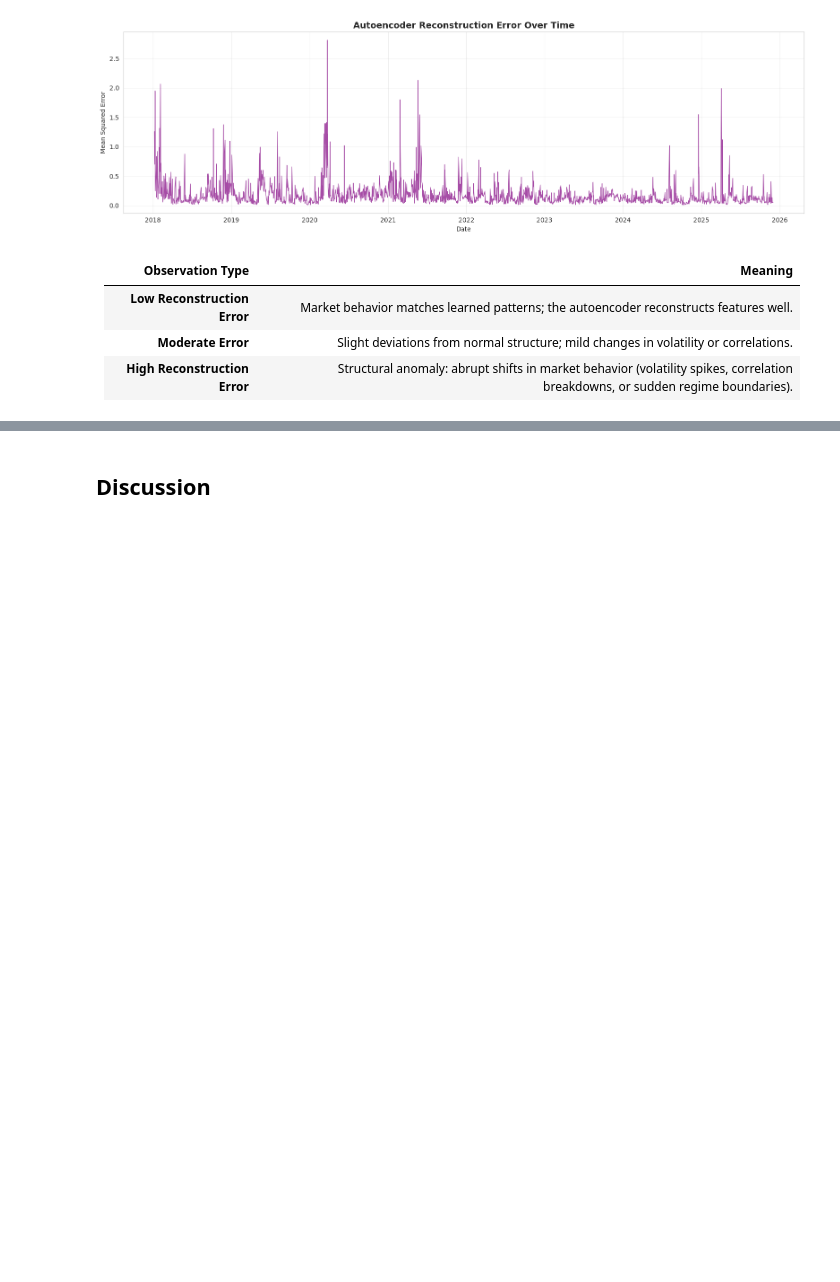
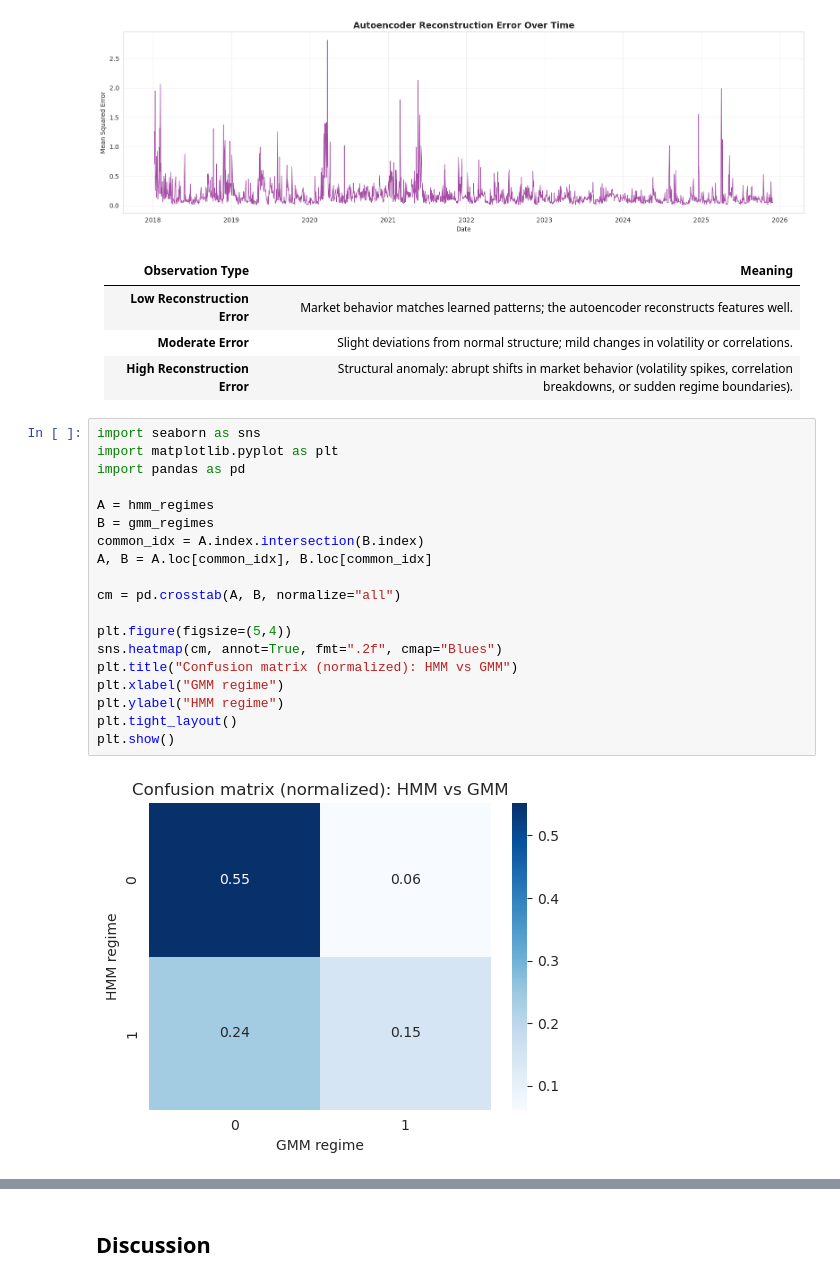
Before and after one commit to elvisbinks/risk-on-risk-off-crypto, a Jupyter notebook: notebooks/regime_analysis_clean.ipynb, the cells around one changed output, grey strips where cells are left out. Cells and saved outputs as stored; diff of their text form; blank space fills up the shorter version.

```diff
--- a/notebooks/regime_analysis_clean.ipynb
+++ b/notebooks/regime_analysis_clean.ipynb
@@ -376,3 +376,24 @@ plt.show()
 | **Low Reconstruction Error**  | Market behavior matches learned patterns; the autoencoder reconstructs features well.             |
 | **Moderate Error**            | Slight deviations from normal structure; mild changes in volatility or correlations.              |
 | **High Reconstruction Error** | Structural anomaly: abrupt shifts in market behavior (volatility spikes, correlation breakdowns, or sudden regime boundaries). |
+# %%
+import seaborn as sns
+import matplotlib.pyplot as plt
+import pandas as pd
+
+A = hmm_regimes
+B = gmm_regimes
+common_idx = A.index.intersection(B.index)
+A, B = A.loc[common_idx], B.loc[common_idx]
+
+cm = pd.crosstab(A, B, normalize="all")
+
+plt.figure(figsize=(5,4))
+sns.heatmap(cm, annot=True, fmt=".2f", cmap="Blues")
+plt.title("Confusion matrix (normalized): HMM vs GMM")
+plt.xlabel("GMM regime")
+plt.ylabel("HMM regime")
+plt.tight_layout()
+plt.show()
+# %% [output]
+[figure, added]
```
Also changed, not shown: parts of 3 cells of this notebook.
